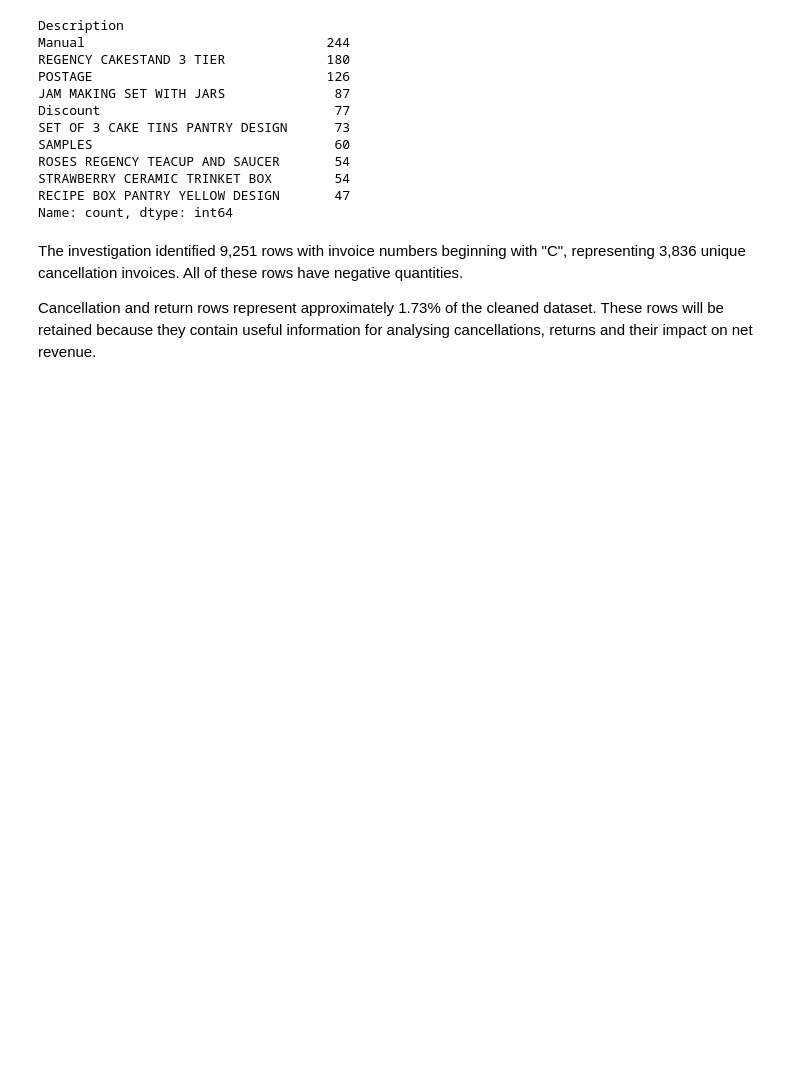
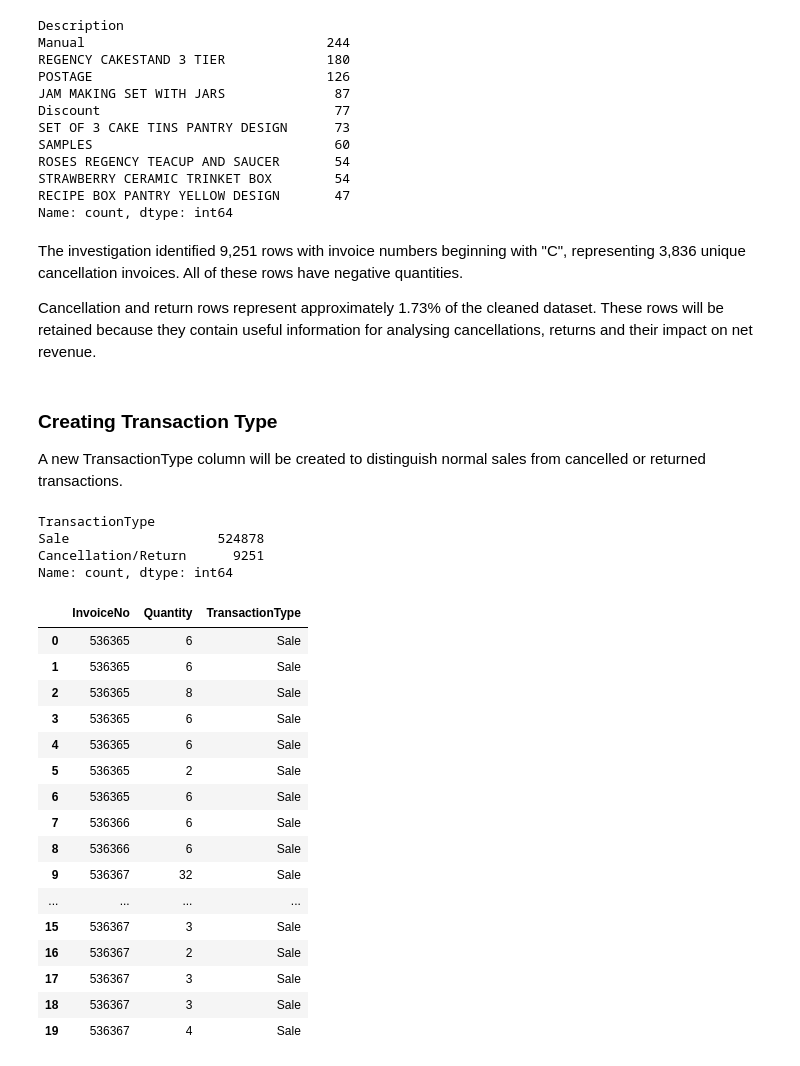
Before and after one commit to UmarHData/Online-Retail-Transaction-Analysis, a Jupyter notebook: jupyter_notebooks/ETL.ipynb, the cells around one changed output. Drawn from its saved outputs; the diff is of its cells as text; code cells hidden in the pictures; blank space fills up the shorter version.

Commit message:
Create TransactionType column

```diff
--- a/jupyter_notebooks/ETL.ipynb
+++ b/jupyter_notebooks/ETL.ipynb
@@ -804,3 +804,43 @@ Name: count, dtype: int64
 The investigation identified 9,251 rows with invoice numbers beginning with "C", representing 3,836 unique cancellation invoices. All of these rows have negative quantities.
 
 Cancellation and return rows represent approximately 1.73% of the cleaned dataset. These rows will be retained because they contain useful information for analysing cancellations, returns and their impact on net revenue.
+# %% [markdown]
+### Creating Transaction Type
+
+A new TransactionType column will be created to distinguish normal sales from cancelled or returned transactions.
+# %%
+# Classify each transaction as a cancellation or regular sale
+df["TransactionType"] = np.where(
+    df["InvoiceNo"].str.startswith("C"),
+    "Cancellation/Return",
+    "Sale"
+)
+# %%
+# Check the number of transactions in each category
+df["TransactionType"].value_counts()
+# %% [output]
+TransactionType
+Sale                   524878
+Cancellation/Return      9251
+Name: count, dtype: int64
+# %%
+# Preview the new TransactionType column
+df[['InvoiceNo', 'Quantity', 'TransactionType']].head(20)
+# %% [output]
+|  | InvoiceNo | Quantity | TransactionType |
+| 0 | 536365 | 6 | Sale |
+| 1 | 536365 | 6 | Sale |
+| 2 | 536365 | 8 | Sale |
+| 3 | 536365 | 6 | Sale |
+| 4 | 536365 | 6 | Sale |
+| 5 | 536365 | 2 | Sale |
+| 6 | 536365 | 6 | Sale |
+| 7 | 536366 | 6 | Sale |
+| 8 | 536366 | 6 | Sale |
+| 9 | 536367 | 32 | Sale |
+| ... | ... | ... | ... |
+| 15 | 536367 | 3 | Sale |
+| 16 | 536367 | 2 | Sale |
+| 17 | 536367 | 3 | Sale |
+| 18 | 536367 | 3 | Sale |
+| 19 | 536367 | 4 | Sale |
```
